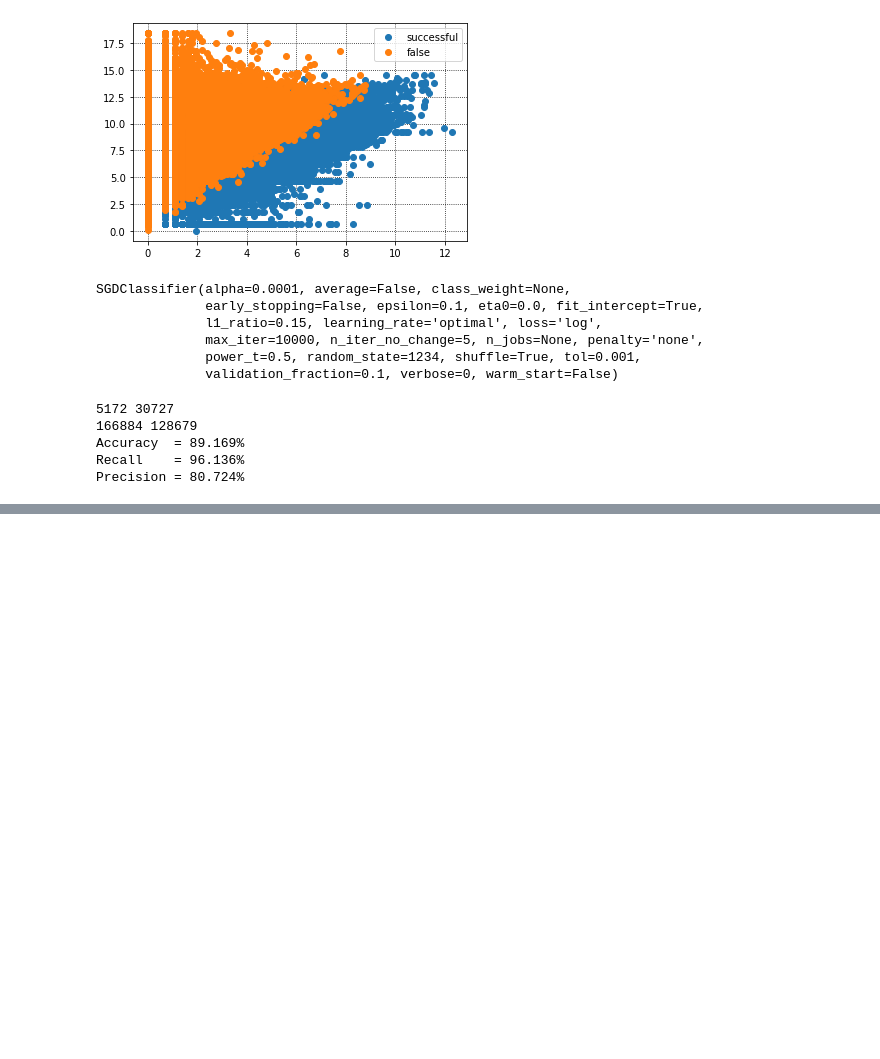
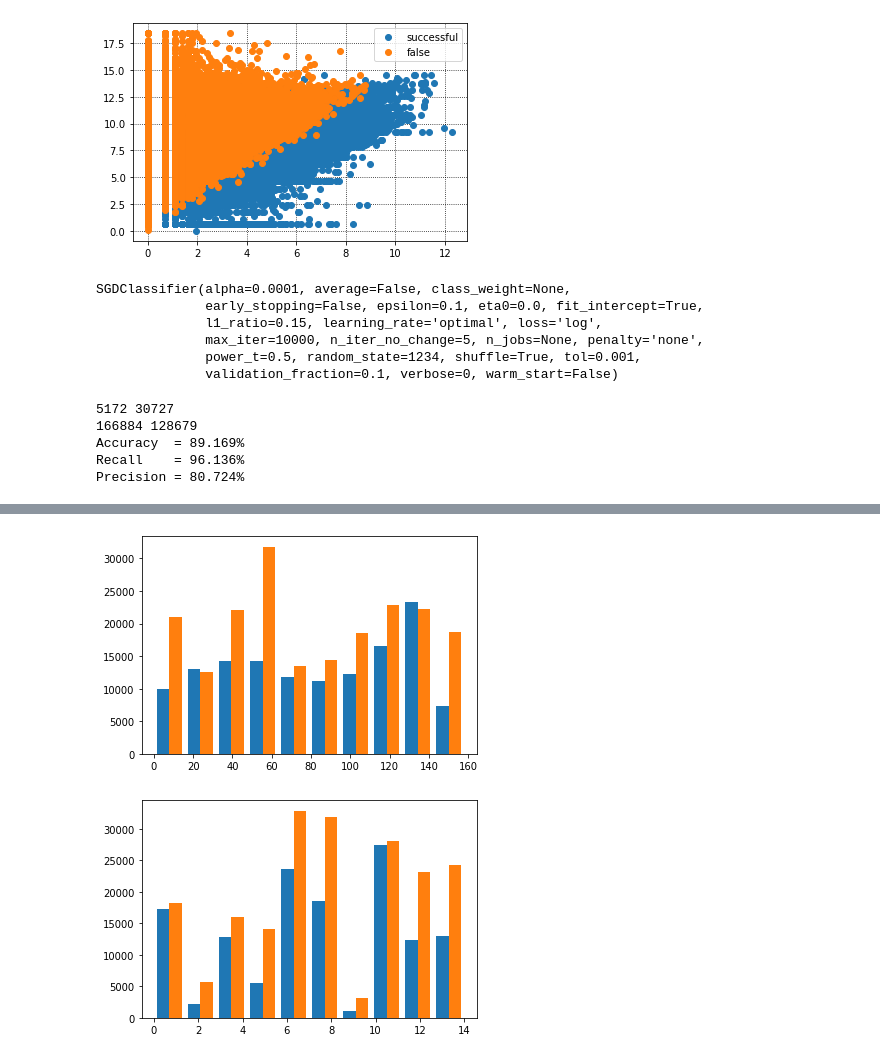
Before and after one commit to CentralEden/mlStudy, a Jupyter notebook: KickstarterProjects/kickstarter.ipynb, the cells around one changed output, grey strips where cells are left out. Drawn from its saved outputs; the diff is of its cells as text; code cells hidden in the pictures; blank space fills up the shorter version.

```diff
--- a/KickstarterProjects/kickstarter.ipynb
+++ b/KickstarterProjects/kickstarter.ipynb
@@ -245,0 +289,14 @@ Precision = 80.724%
+# %%
+#成功と、失敗でデータを分ける。
+df_f18_S = df_f18_SorF[df_f18_SorF['state']==1]
+df_f18_F = df_f18_SorF[df_f18_SorF['state']==0]
+
+#それぞれについてヒストグラムを書いてみる
+plt.hist([df_f18_S["category"], df_f18_F["category"]], stacked=False)
+plt.show()
+
+plt.hist([df_f18_S["main_category"], df_f18_F["main_category"]], stacked=False)
+plt.show()
+# %% [output]
+[figure, added]
+[figure, added]
```
Also changed, not shown: parts of 8 cells of this notebook.
